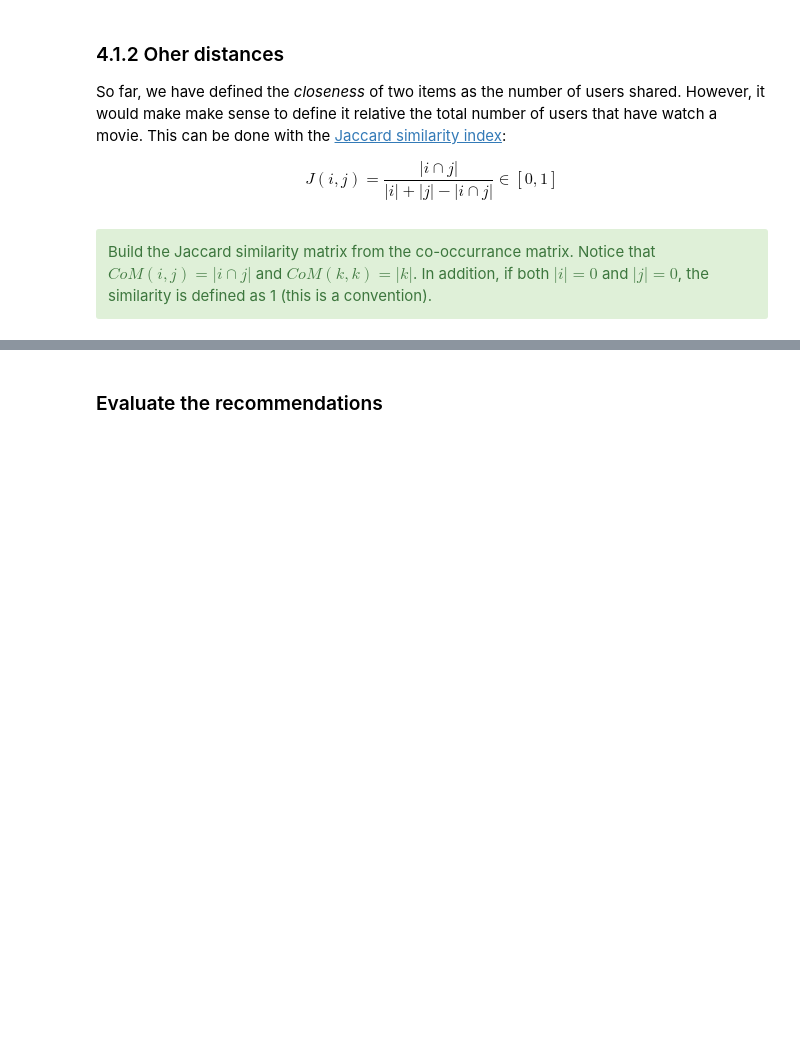
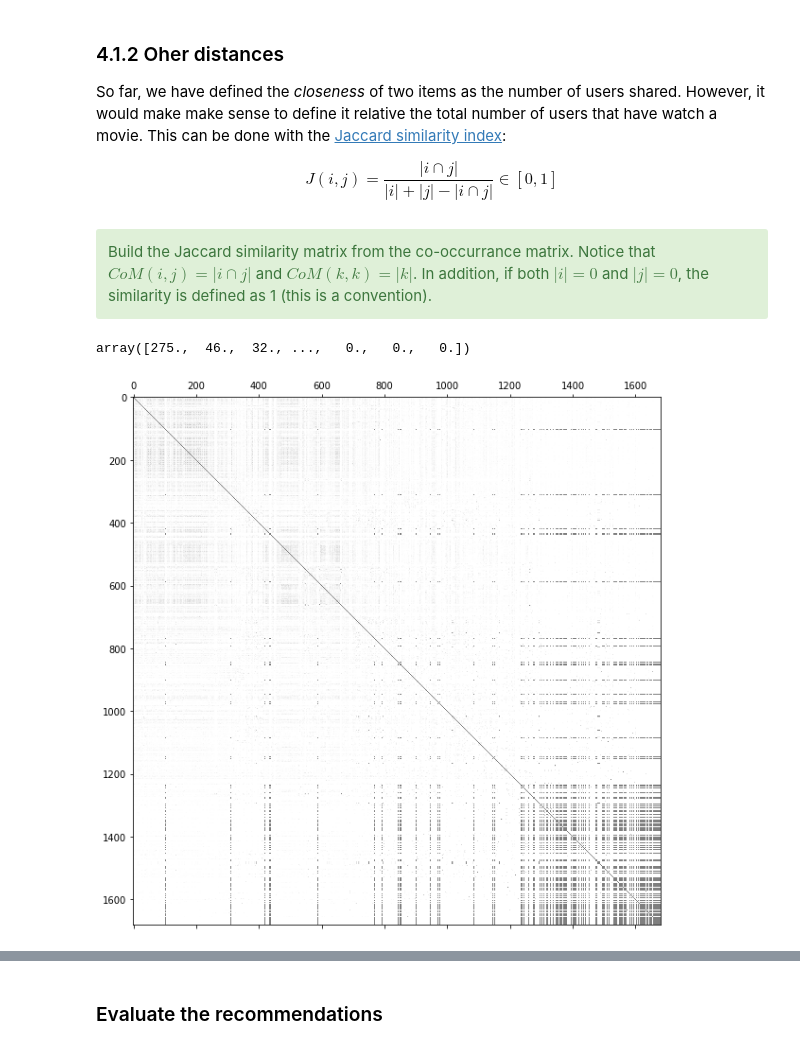
Before and after one commit to toniet/ClasesMaster, a Jupyter notebook: RecommenderSystems/RecSys_student_version.ipynb, the cells around one changed output, grey strips where cells are left out. Saved outputs shown, nothing was run; the diff lists cells and outputs as text; code cells hidden in the pictures; blank space fills up the shorter version.

```diff
--- a/RecommenderSystems/RecSys_student_version.ipynb
+++ b/RecommenderSystems/RecSys_student_version.ipynb
@@ -571,3 +1406,6 @@ Build the Jaccard similarity matrix from the co-occurrance matrix. Notice that $
 </div>
 # %%
 # note that the diagonal of CoMatrix provides the number of visualizations of each movie
+np.diag(coMatrix)
+# %% [output]
+array([275.,  46.,  32., ...,   0.,   0.,   0.])
@@ -576,6 +1412,20 @@ Build the Jaccard similarity matrix from the co-occurrance matrix. Notice that $
+# %%
+# Jaccard similarity matrix
+jaccard = np.zeros((n_items,n_items))
+for i, row in enumerate(coMatrix):
+    if row[i] != 0:
+        jaccard[i,:] = row / (row[i]+ np.diag(coMatrix) - row)
+    else:
+        for j in np.arange(n_items):
+            if coMatrix[j,j]==0:
+                jaccard[i,j]=1.0
+            else:
+                jaccard[i,j]= 0.0
 # %%
 # visualize the matrix
 plt.matshow(jaccard, fignum=1000, cmap=plt.cm.binary)
-plt.gcf().set_size_inches(18.5, 10.5)
+plt.gcf().set_size_inches(10, 10)
 plt.show()
+# %% [output]
+[figure, added]
 # %%
```
Also changed, not shown: parts of 145 cells of this notebook.
